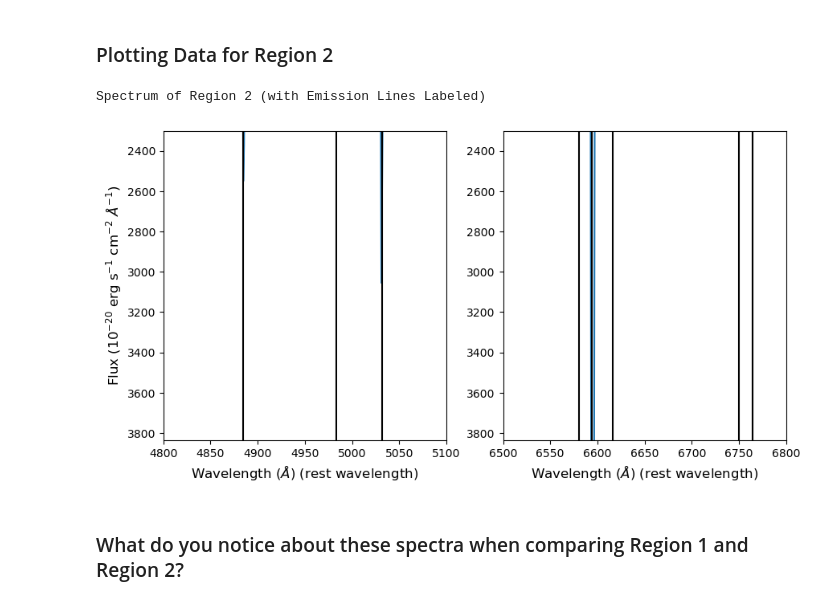
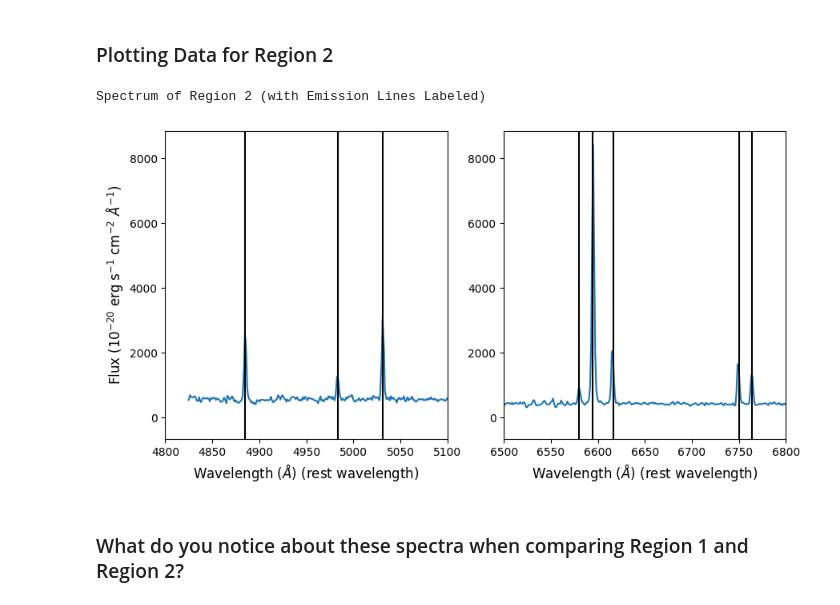
Before and after one commit to myasmedley/HII-Regions-in-NGC-253---Polaris-2026, a Jupyter notebook: PlottingEmissionLines.ipynb, the cells around one changed output. Drawn from its saved outputs; the diff is of its cells as text; code cells hidden in the pictures.

```diff
--- a/PlottingEmissionLines.ipynb
+++ b/PlottingEmissionLines.ipynb
@@ -134,7 +133,6 @@ for ax in axs:
         # ax.text()
     for s in sky_lines:
         ax.axvline(s,color='gray')
-    ax.set_ylim(y,)
     ax.set_xlabel('Wavelength ($\AA$)',fontsize=12)
 axs[0].set_xlim(4800,5100)
 axs[1].set_xlim(6500,6800)
@@ -181,7 +179,6 @@ for ax in axs:
         ax.axvline(lam_obs(em_lines[line],z),label=f'{line}',color='k') # correcting for redshift
     for s in sky_lines:
         ax.axvline(s,color='gray') # we don't need to correct these, because they are redshift 0
-    ax.set_ylim(y,)
     ax.set_xlabel('Wavelength ($\AA$) (rest wavelength)', fontsize=12)
 axs[0].set_xlim(4800,5100)
 axs[1].set_xlim(6500,6800)
@@ -204,23 +201,22 @@ Now that we have some working code for Region 1, repeat the same plot for Region
 # %%
 # Write plotting code for Region 2 here.
 fig,axs=plt.subplots(1,2,figsize=(10,5))
 for ax in axs:
     ax.plot(wave, flux[region2])
     for l,line in enumerate(em_lines):
         ax.axvline(lam_obs(em_lines[line],z),label=f'{line}',color='k') # correcting for redshift
     for s in sky_lines:
         ax.axvline(s,color='gray') # we don't need to correct these, because they are redshift 0
-    ax.set_ylim(y,)
     ax.set_xlabel('Wavelength ($\AA$) (rest wavelength)', fontsize=12)
 axs[0].set_xlim(4800,5100)
 axs[1].set_xlim(6500,6800)
 axs[0].set_ylabel('Flux ($10^{-20}$ erg s$^{-1}$ cm$^{-2}$ $\AA^{-1}$)', fontsize=12)
 plt.savefig('spec_of_r2_w_emlines_labeled.jpg',bbox_inches='tight')
 print('Spectrum of Region 2 (with Emission Lines Labeled)')
 plt.show()
 # %% [output]
 Spectrum of Region 2 (with Emission Lines Labeled)
-[figure, old version]
+[figure, new version]
 # %% [markdown]
 ### What do you notice about these spectra when comparing Region 1 and Region 2?
 # %% [markdown]
```
Also changed, not shown: parts of 57 cells of this notebook.
